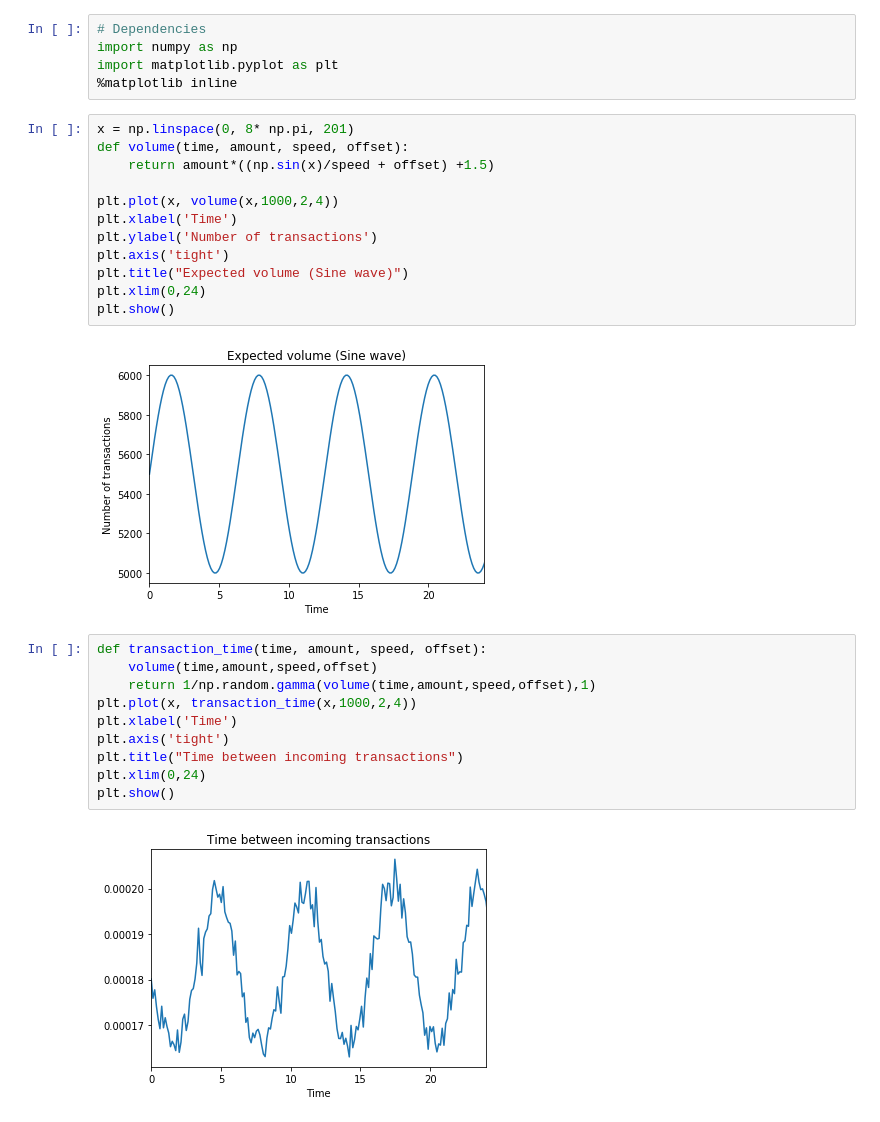
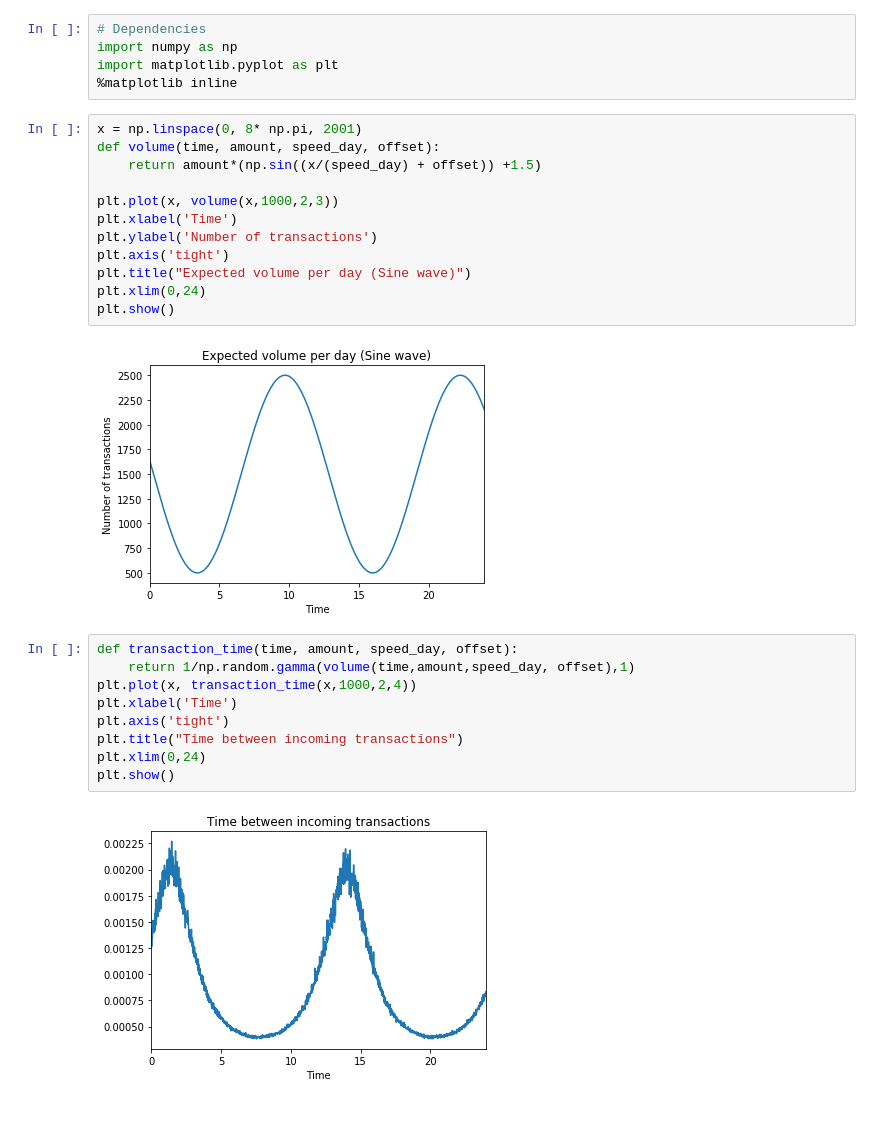
Before and after one commit to Jorisvdv/ING-project, a Jupyter notebook: Seasonality/Test_case_seasonality.ipynb, the cells around one changed output. Cells and saved outputs as stored; diff of their text form.

```diff
--- a/Seasonality/Test_case_seasonality.ipynb
+++ b/Seasonality/Test_case_seasonality.ipynb
@@ -6,31 +6,30 @@ import numpy as np
 import matplotlib.pyplot as plt
 %matplotlib inline
 # %%
-x = np.linspace(0, 8* np.pi, 201)
-def volume(time, amount, speed, offset):
-    return amount*((np.sin(x)/speed + offset) +1.5)
+x = np.linspace(0, 8* np.pi, 2001)
+def volume(time, amount, speed_day, offset):
+    return amount*(np.sin((x/(speed_day) + offset)) +1.5)
 
-plt.plot(x, volume(x,1000,2,4))
+plt.plot(x, volume(x,1000,2,3))
 plt.xlabel('Time')
 plt.ylabel('Number of transactions')
 plt.axis('tight')
-plt.title("Expected volume (Sine wave)")
+plt.title("Expected volume per day (Sine wave)")
 plt.xlim(0,24)
 plt.show()
 # %% [output]
-[figure, old version]
+[figure, new version]
 # %%
-def transaction_time(time, amount, speed, offset):
-    volume(time,amount,speed,offset)
-    return 1/np.random.gamma(volume(time,amount,speed,offset),1)
+def transaction_time(time, amount, speed_day, offset):
+    return 1/np.random.gamma(volume(time,amount,speed_day, offset),1)
 plt.plot(x, transaction_time(x,1000,2,4))
 plt.xlabel('Time')
 plt.axis('tight')
 plt.title("Time between incoming transactions")
 plt.xlim(0,24)
 plt.show()
 # %% [output]
-[figure, old version]
+[figure, new version]
 # %%
 plt.plot(x, 1/transaction_time(x,1000,2,4))
 plt.xlabel('Time')
```
Also changed, not shown: parts of 1 cell of this notebook.
